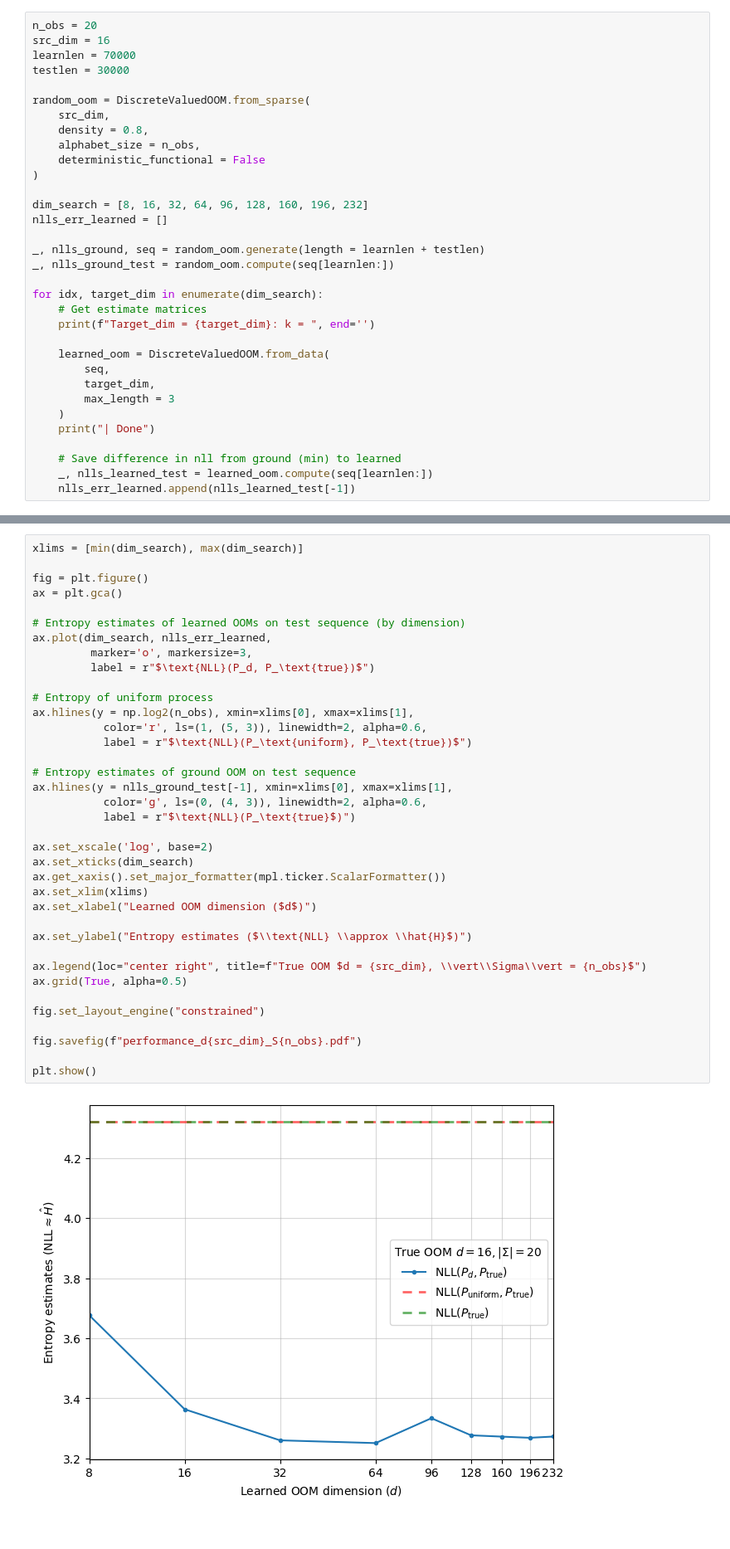
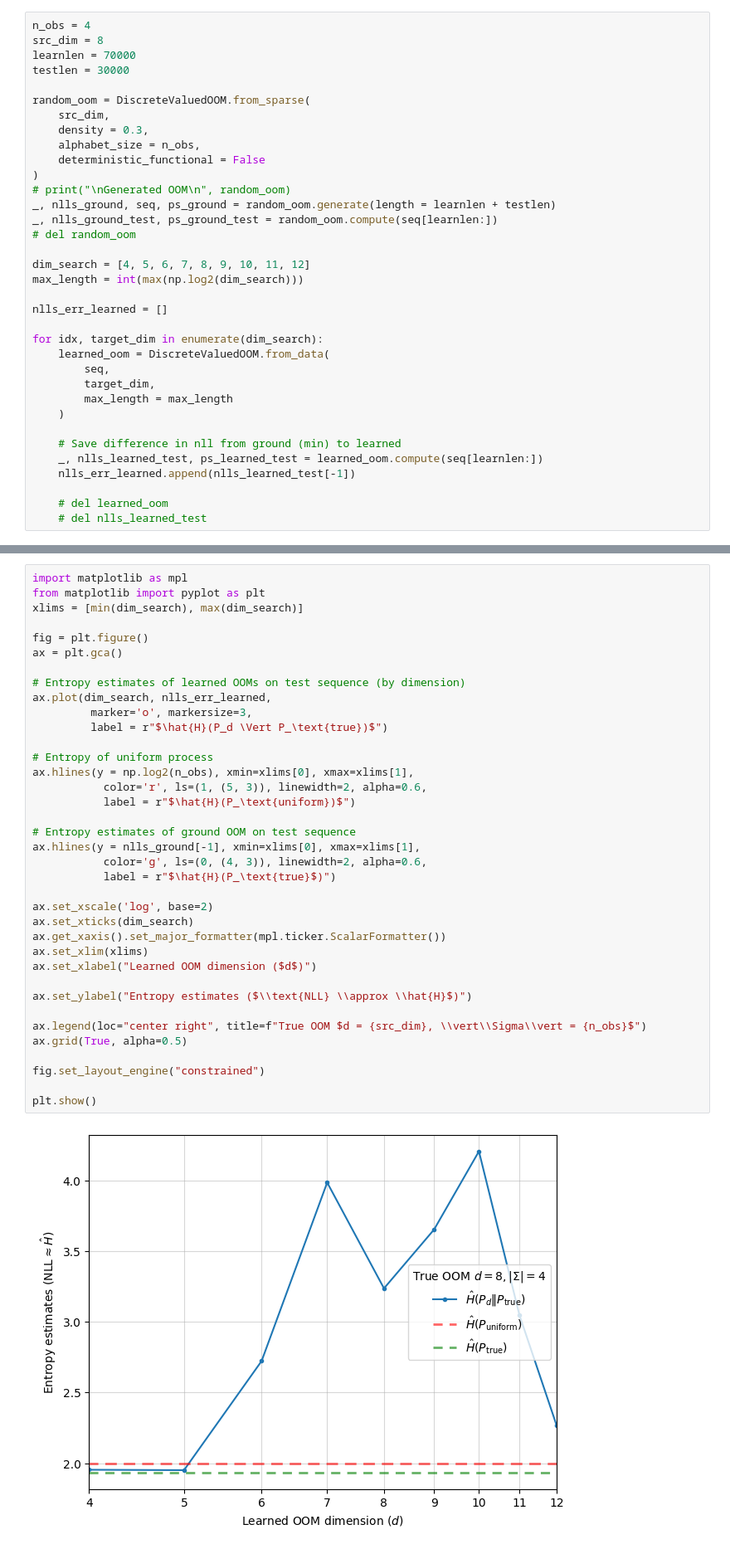
Before and after one commit to ctmht/continuous_ooms, a Jupyter notebook: notebooks/d_oom_dimension_experiment.ipynb, the cells around one changed output, grey strips where cells are left out. Shown at 83% size. Cells and saved outputs as stored; diff of their text form.

```diff
--- a/notebooks/d_oom_dimension_experiment.ipynb
+++ b/notebooks/d_oom_dimension_experiment.ipynb
@@ -16,36 +16,38 @@ import pandas as pd
 import matplotlib as mpl
 from matplotlib import pyplot as plt
 # %%
-n_obs = 20
-src_dim = 16
+n_obs = 4
+src_dim = 8
 learnlen = 70000
 testlen = 30000
 
 random_oom = DiscreteValuedOOM.from_sparse(
     src_dim,
-    density = 0.8,
+    density = 0.3,
     alphabet_size = n_obs,
     deterministic_functional = False
 )
+# print("\nGenerated OOM\n", random_oom)
+_, nlls_ground, seq, ps_ground = random_oom.generate(length = learnlen + testlen)
+_, nlls_ground_test, ps_ground_test = random_oom.compute(seq[learnlen:])
+# del random_oom
 
-dim_search = [8, 16, 32, 64, 96, 128, 160, 196, 232]
+dim_search = [4, 5, 6, 7, 8, 9, 10, 11, 12]
+max_length = int(max(np.log2(dim_search)))
+
 nlls_err_learned = []
 
-_, nlls_ground, seq = random_oom.generate(length = learnlen + testlen)
-_, nlls_ground_test = random_oom.compute(seq[learnlen:])
-
 for idx, target_dim in enumerate(dim_search):
-    # Get estimate matrices
-    print(f"Target_dim = {target_dim}: k = ", end='')
-
     learned_oom = DiscreteValuedOOM.from_data(
         seq,
         target_dim,
-        max_length = 3
+        max_length = max_length
     )
-    print("| Done")
 
     # Save difference in nll from ground (min) to learned
-    _, nlls_learned_test = learned_oom.compute(seq[learnlen:])
+    _, nlls_learned_test, ps_learned_test = learned_oom.compute(seq[learnlen:])
     nlls_err_learned.append(nlls_learned_test[-1])
+
+    # del learned_oom
+    # del nlls_learned_test
 # %% [output]
@@ -74,39 +63,39 @@ for dim, nll in zip(dim_search, nlls_err_learned):
 # %%
+import matplotlib as mpl
+from matplotlib import pyplot as plt
 xlims = [min(dim_search), max(dim_search)]
 
 fig = plt.figure()
 ax = plt.gca()
 
 # Entropy estimates of learned OOMs on test sequence (by dimension)
 ax.plot(dim_search, nlls_err_learned,
          marker='o', markersize=3,
-         label = r"$\text{NLL}(P_d, P_\text{true})$")
+         label = r"$\hat{H}(P_d \Vert P_\text{true})$")
 
 # Entropy of uniform process
 ax.hlines(y = np.log2(n_obs), xmin=xlims[0], xmax=xlims[1],
            color='r', ls=(1, (5, 3)), linewidth=2, alpha=0.6,
-           label = r"$\text{NLL}(P_\text{uniform}, P_\text{true})$")
+           label = r"$\hat{H}(P_\text{uniform})$")
 
 # Entropy estimates of ground OOM on test sequence
-ax.hlines(y = nlls_ground_test[-1], xmin=xlims[0], xmax=xlims[1],
+ax.hlines(y = nlls_ground[-1], xmin=xlims[0], xmax=xlims[1],
            color='g', ls=(0, (4, 3)), linewidth=2, alpha=0.6,
-           label = r"$\text{NLL}(P_\text{true}$)")
+           label = r"$\hat{H}(P_\text{true}$)")
 
 ax.set_xscale('log', base=2)
 ax.set_xticks(dim_search)
 ax.get_xaxis().set_major_formatter(mpl.ticker.ScalarFormatter())
 ax.set_xlim(xlims)
 ax.set_xlabel("Learned OOM dimension ($d$)")
 
 ax.set_ylabel("Entropy estimates ($\\text{NLL} \\approx \\hat{H}$)")
 
 ax.legend(loc="center right", title=f"True OOM $d = {src_dim}, \\vert\\Sigma\\vert = {n_obs}$")
 ax.grid(True, alpha=0.5)
 
 fig.set_layout_engine("constrained")
 
-fig.savefig(f"performance_d{src_dim}_S{n_obs}.pdf")
-
 plt.show()
 # %% [output]
-[figure, old version]
+[figure, new version]
```
Also changed, not shown: parts of 10 cells of this notebook.
